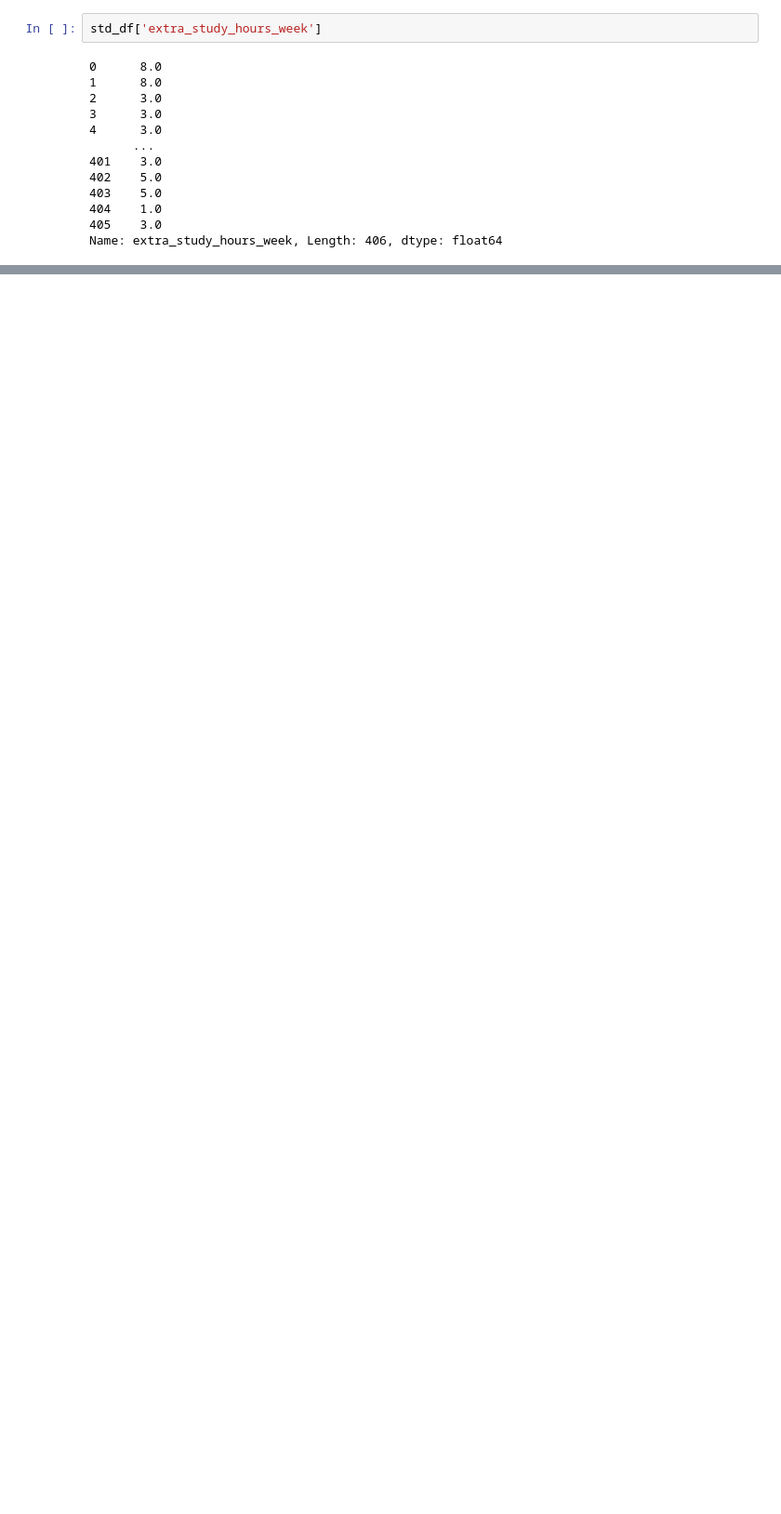
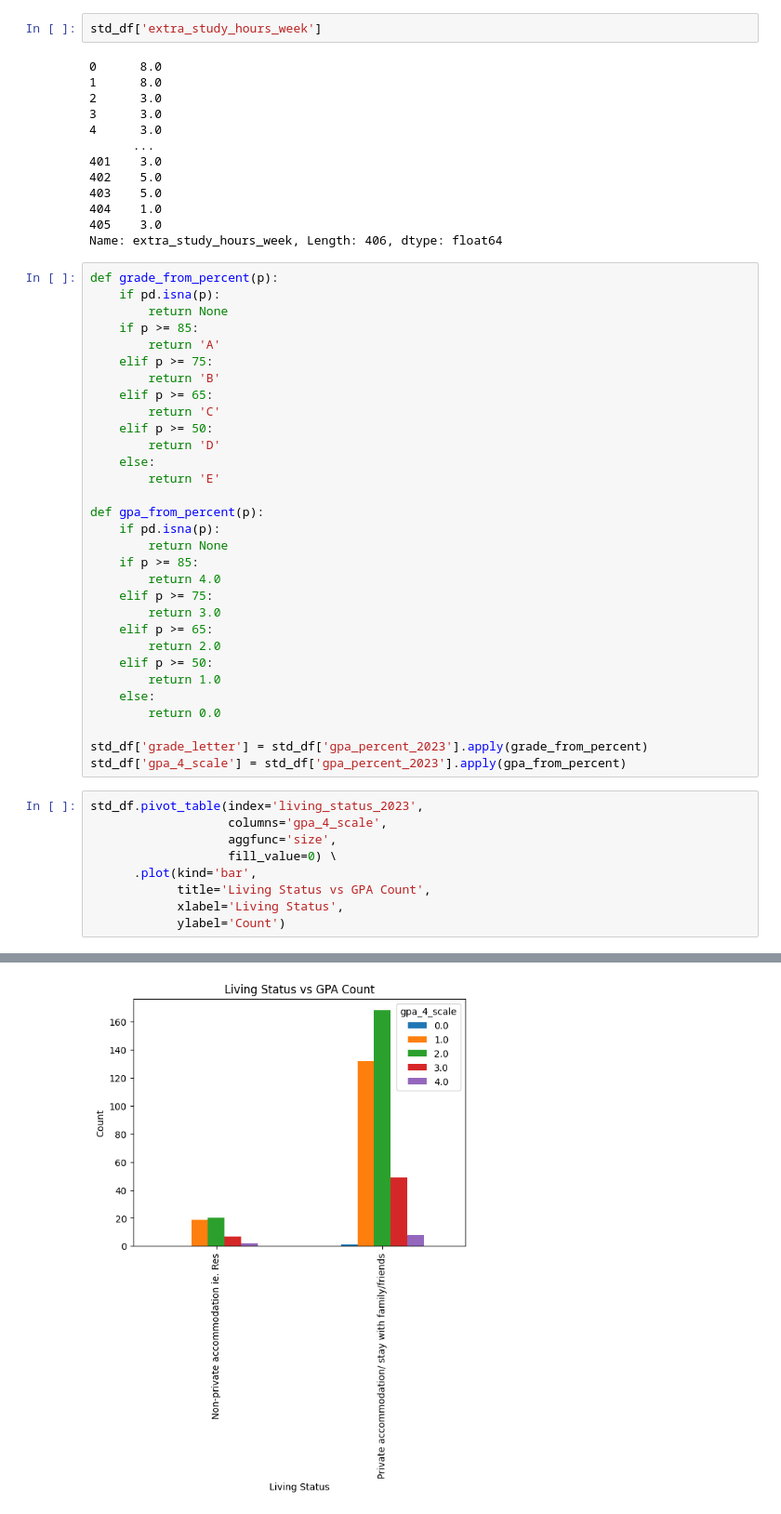
Before and after one commit to prakash587/dsml_practice, a Jupyter notebook: dsml_practice/ML/Ml_library/pandas/practice/student_survery.ipynb, the cells around one changed output, grey strips where cells are left out. Shown at 93% size. Cells and saved outputs as stored; diff of their text form; blank space fills up the shorter version.

```diff
--- a/dsml_practice/ML/Ml_library/pandas/practice/student_survery.ipynb
+++ b/dsml_practice/ML/Ml_library/pandas/practice/student_survery.ipynb
@@ -589,3 +968,44 @@ std_df['extra_study_hours_week']
 404    1.0
 405    3.0
 Name: extra_study_hours_week, Length: 406, dtype: float64
+# %%
+def grade_from_percent(p):
+    if pd.isna(p):
+        return None
+    if p >= 85:
+        return 'A'
+    elif p >= 75:
+        return 'B'
+    elif p >= 65:
+        return 'C'
+    elif p >= 50:
+        return 'D'
+    else:
+        return 'E'
+
+def gpa_from_percent(p):
+    if pd.isna(p):
+        return None
+    if p >= 85:
+        return 4.0
+    elif p >= 75:
+        return 3.0
+    elif p >= 65:
+        return 2.0
+    elif p >= 50:
+        return 1.0
+    else:
+        return 0.0
+
+std_df['grade_letter'] = std_df['gpa_percent_2023'].apply(grade_from_percent)
+std_df['gpa_4_scale'] = std_df['gpa_percent_2023'].apply(gpa_from_percent)
+# %%
+std_df.pivot_table(index='living_status_2023',
+                   columns='gpa_4_scale',
+                   aggfunc='size',
+                   fill_value=0) \
+      .plot(kind='bar',
+            title='Living Status vs GPA Count',
+            xlabel='Living Status',
+            ylabel='Count')
+# %% [output]
@@ -591,0 +1013 @@ Name: extra_study_hours_week, Length: 406, dtype: float64
+[figure, added]
```
Also changed, not shown: parts of 52 cells of this notebook.
